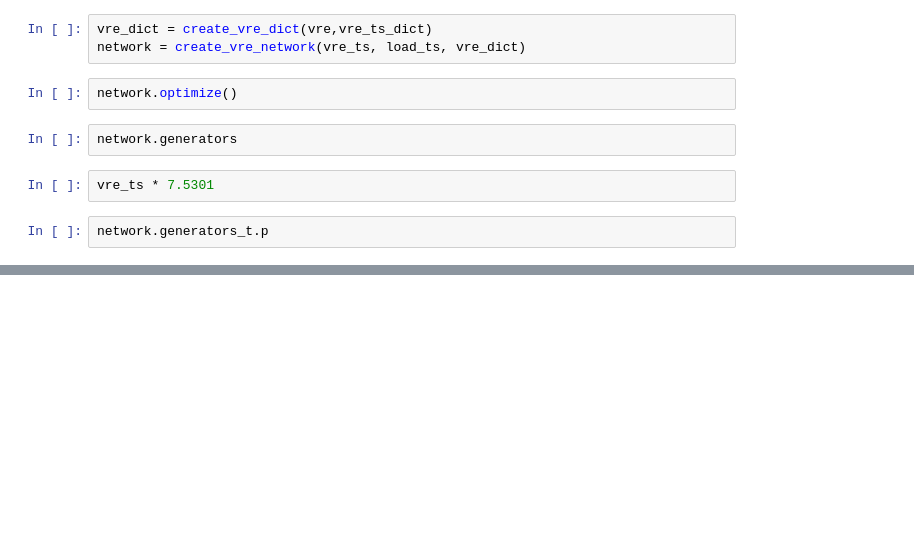
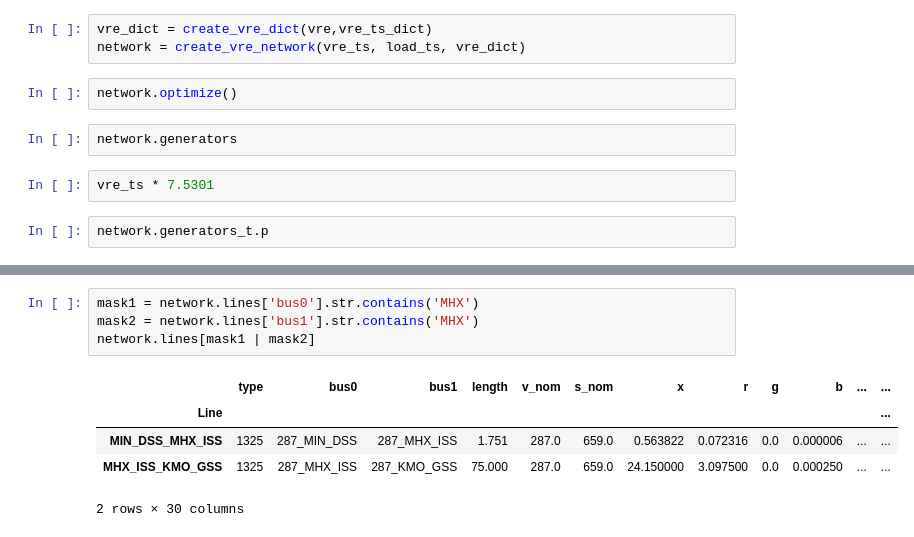
Before and after one commit to DeltaE/PyPSA_BC, a Jupyter notebook: notebooks/playground.ipynb, the cells around one changed output, grey strips where cells are left out. Cells and saved outputs as stored; diff of their text form; blank space fills up the shorter version.

```diff
--- a/notebooks/playground.ipynb
+++ b/notebooks/playground.ipynb
@@ -529,0 +747,10 @@ temp[temp.index == "BC_ALH_GSS"].iloc[0]['component_id']
+# %%
+mask1 = network.lines['bus0'].str.contains('MHX')
+mask2 = network.lines['bus1'].str.contains('MHX')
+network.lines[mask1 | mask2]
+# %% [output]
+|  | type | bus0 | bus1 | length | v_nom | s_nom | x | r | g | b | ... | ... |
+| Line |  |  |  |  |  |  |  |  |  |  |  | ... |
+| MIN_DSS_MHX_ISS | 1325 | 287_MIN_DSS | 287_MHX_ISS | 1.751 | 287.0 | 659.0 | 0.563822 | 0.072316 | 0.0 | 0.000006 | ... | ... |
+| MHX_ISS_KMO_GSS | 1325 | 287_MHX_ISS | 287_KMO_GSS | 75.000 | 287.0 | 659.0 | 24.150000 | 3.097500 | 0.0 | 0.000250 | ... | ... |
+2 rows × 30 columns
```
Also changed, not shown: parts of 28 cells of this notebook, 8 other files.
